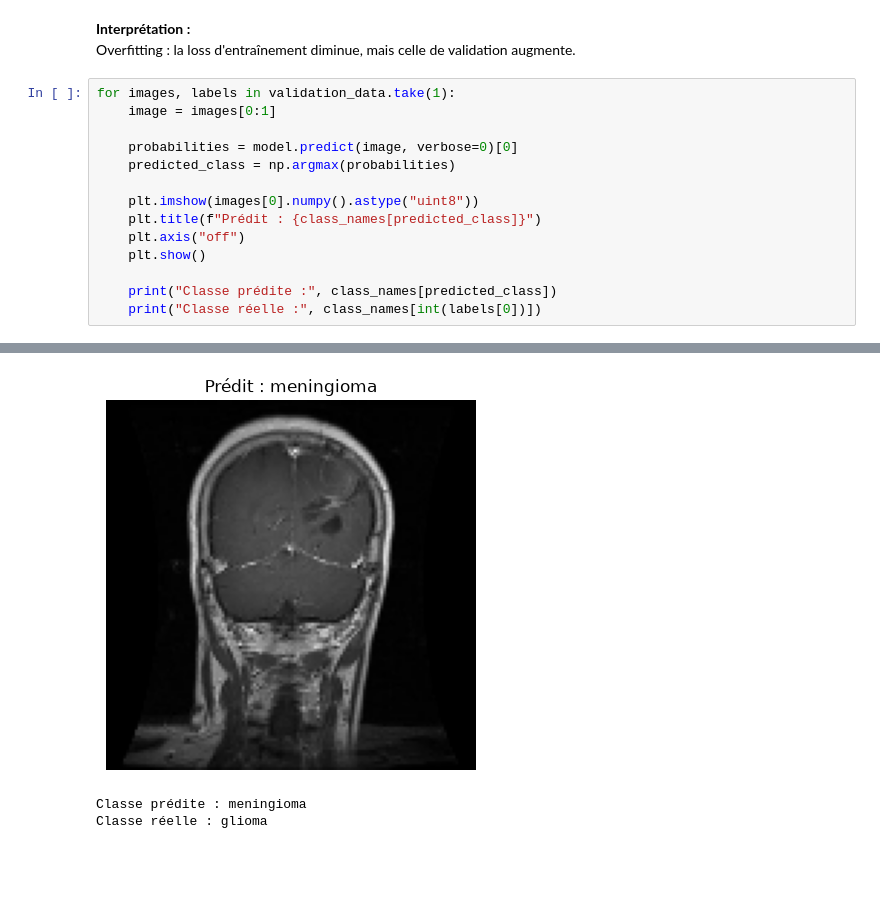
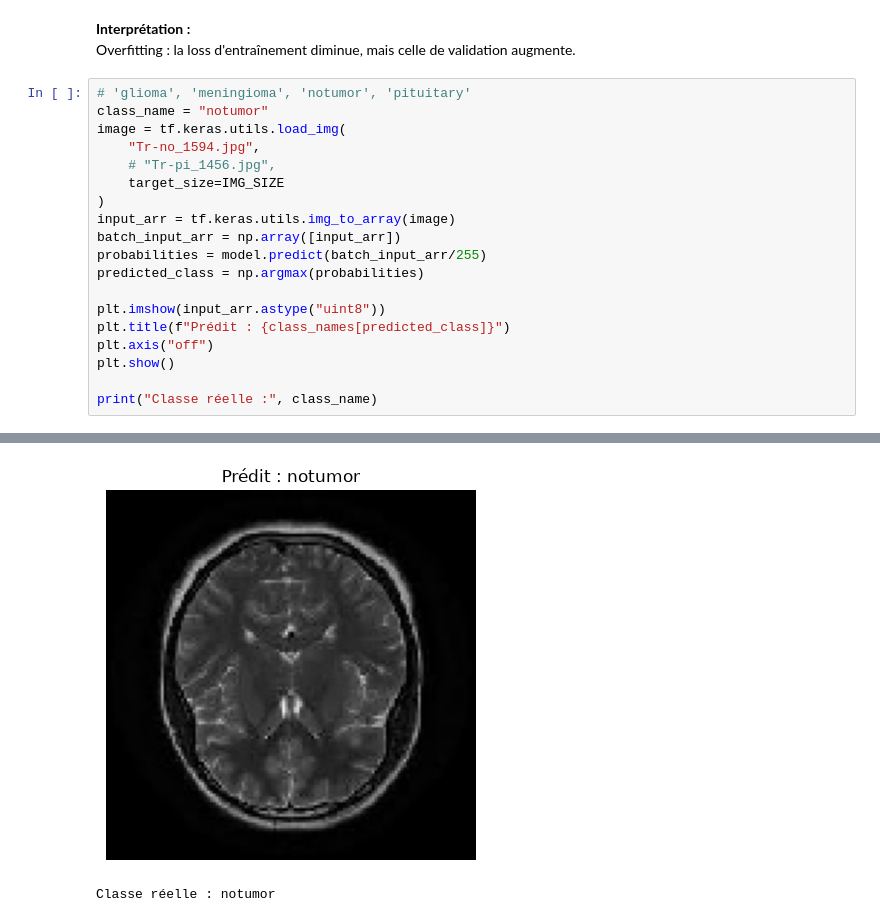
Before and after one commit to kuroi-hime/live-coding-tensorflow-keras, a Jupyter notebook: notebook.ipynb, the cells around one changed output, grey strips where cells are left out. Saved outputs shown, nothing was run; the diff lists cells and outputs as text; blank space fills up the shorter version.

```diff
--- a/notebook.ipynb
+++ b/notebook.ipynb
@@ -168,17 +177,22 @@ plt.show()
 **Interprétation :**<br>
 Overfitting : la loss d'entraînement diminue, mais celle de validation augmente.
 # %%
-for images, labels in validation_data.take(1):
-    image = images[0:1]
+# 'glioma', 'meningioma', 'notumor', 'pituitary'
+class_name = "notumor"
+image = tf.keras.utils.load_img(
+    "Tr-no_1594.jpg",
+    # "Tr-pi_1456.jpg",
+    target_size=IMG_SIZE
+)
+input_arr = tf.keras.utils.img_to_array(image)
+batch_input_arr = np.array([input_arr])
+probabilities = model.predict(batch_input_arr/255)
+predicted_class = np.argmax(probabilities)
 
-    probabilities = model.predict(image, verbose=0)[0]
-    predicted_class = np.argmax(probabilities)
+plt.imshow(input_arr.astype("uint8"))
+plt.title(f"Prédit : {class_names[predicted_class]}")
+plt.axis("off")
+plt.show()
 
-    plt.imshow(images[0].numpy().astype("uint8"))
-    plt.title(f"Prédit : {class_names[predicted_class]}")
-    plt.axis("off")
-    plt.show()
-
-    print("Classe prédite :", class_names[predicted_class])
-    print("Classe réelle :", class_names[int(labels[0])])
+print("Classe réelle :", class_name)
 # %% [output]
@@ -186,3 +200,2 @@ array([0., 1., 0., 0.], dtype=float32)
-[figure, old version]
+[figure, new version]
-Classe prédite : meningioma
-Classe réelle : glioma
+Classe réelle : notumor
```
Also changed, not shown: parts of 9 cells of this notebook, 1 other file.
